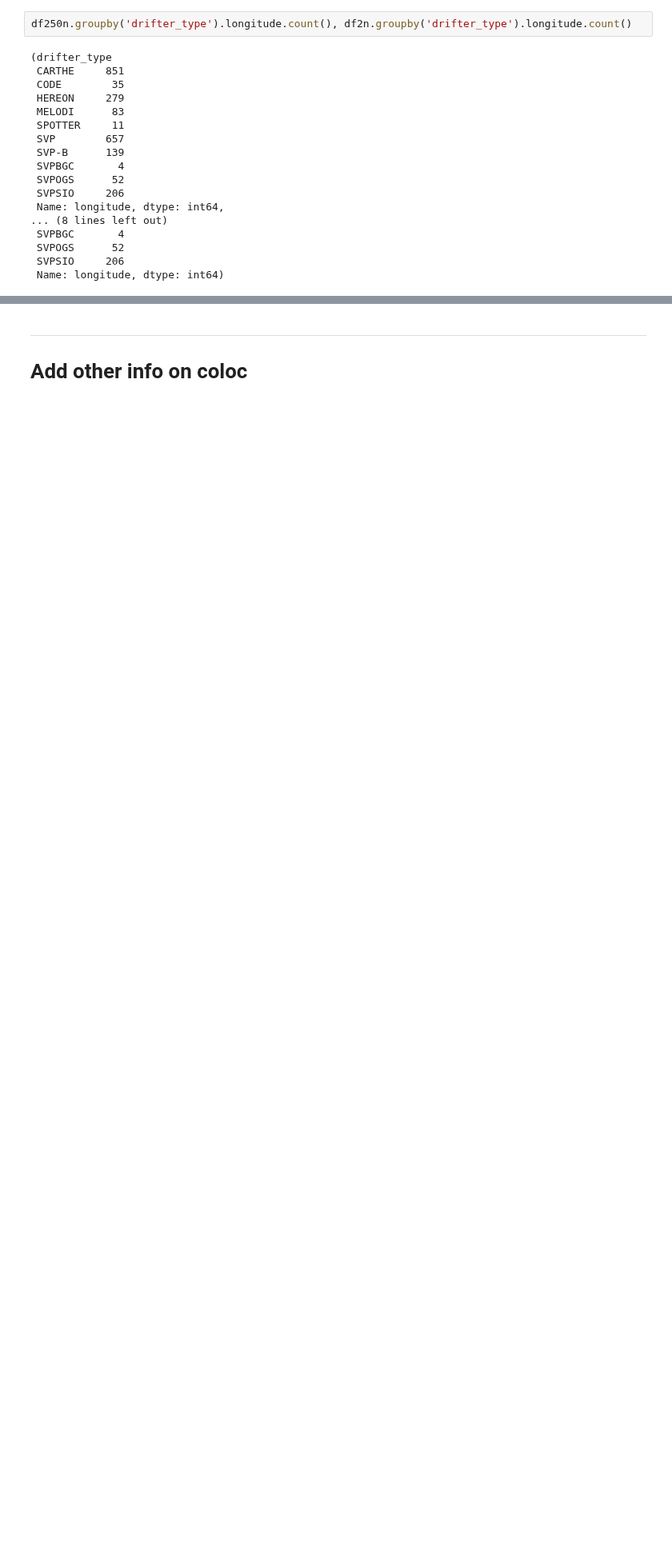
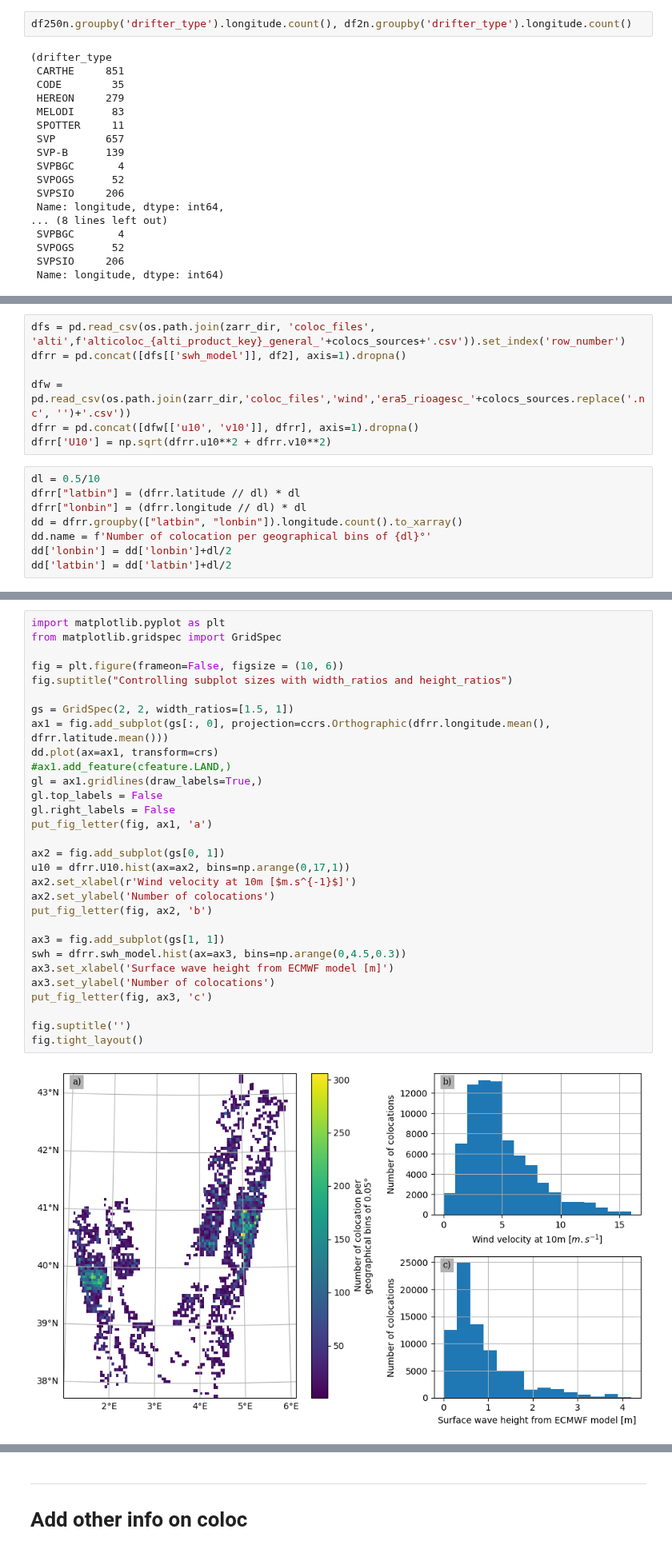
Before and after one commit to margot-demol/med_analysis, a Jupyter notebook: 03_Overview_visualization/10_overview.ipynb, the cells around one changed output, grey strips where cells are left out. Shown at 80% size. Cells and saved outputs as stored; diff of their text form; blank space fills up the shorter version.

```diff
--- a/03_Overview_visualization/10_overview.ipynb
+++ b/03_Overview_visualization/10_overview.ipynb
@@ -184,2 +188,17 @@ df250n.groupby('drifter_type').longitude.count(), df2n.groupby('drifter_type').l
+# %%
+dfs = pd.read_csv(os.path.join(zarr_dir, 'coloc_files', 'alti',f'alticoloc_{alti_product_key}_general_'+colocs_sources+'.csv')).set_index('row_number')
+dfrr = pd.concat([dfs[['swh_model']], df2], axis=1).dropna()
+
+dfw = pd.read_csv(os.path.join(zarr_dir,'coloc_files','wind','era5_rioagesc_'+colocs_sources.replace('.nc', '')+'.csv'))
+dfrr = pd.concat([dfw[['u10', 'v10']], dfrr], axis=1).dropna()
+dfrr['U10'] = np.sqrt(dfrr.u10**2 + dfrr.v10**2)
+# %%
+dl = 0.5/10
+dfrr["latbin"] = (dfrr.latitude // dl) * dl
+dfrr["lonbin"] = (dfrr.longitude // dl) * dl
+dd = dfrr.groupby(["latbin", "lonbin"]).longitude.count().to_xarray()
+dd.name = f'Number of colocation per geographical bins of {dl}°'
+dd['lonbin'] = dd['lonbin']+dl/2
+dd['latbin'] = dd['latbin']+dl/2
 # %% [markdown]
 _______
@@ -186,0 +206,32 @@ _______
+# %%
+import matplotlib.pyplot as plt
+from matplotlib.gridspec import GridSpec
+
+fig = plt.figure(frameon=False, figsize = (10, 6))
+fig.suptitle("Controlling subplot sizes with width_ratios and height_ratios")
+
+gs = GridSpec(2, 2, width_ratios=[1.5, 1])
+ax1 = fig.add_subplot(gs[:, 0], projection=ccrs.Orthographic(dfrr.longitude.mean(), dfrr.latitude.mean()))
+dd.plot(ax=ax1, transform=crs)
+#ax1.add_feature(cfeature.LAND,)
+gl = ax1.gridlines(draw_labels=True,)
+gl.top_labels = False
+gl.right_labels = False
+put_fig_letter(fig, ax1, 'a')
+
+ax2 = fig.add_subplot(gs[0, 1])
+u10 = dfrr.U10.hist(ax=ax2, bins=np.arange(0,17,1))
+ax2.set_xlabel(r'Wind velocity at 10m [$m.s^{-1}$]')
+ax2.set_ylabel('Number of colocations')
+put_fig_letter(fig, ax2, 'b')
+
+ax3 = fig.add_subplot(gs[1, 1])
+swh = dfrr.swh_model.hist(ax=ax3, bins=np.arange(0,4.5,0.3))
+ax3.set_xlabel('Surface wave height from ECMWF model [m]')
+ax3.set_ylabel('Number of colocations')
+put_fig_letter(fig, ax3, 'c')
+
+fig.suptitle('')
+fig.tight_layout()
+# %% [output]
+[figure, added]
```
Also changed, not shown: parts of 7 cells of this notebook, 9 other files.
